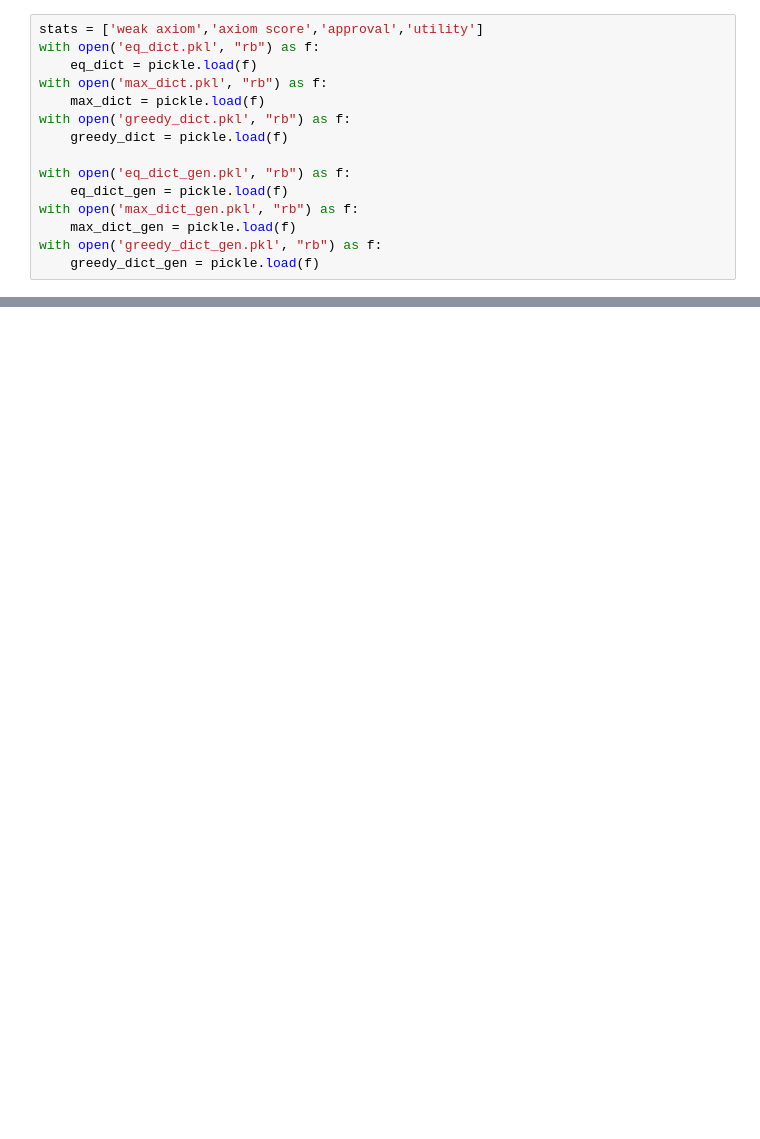
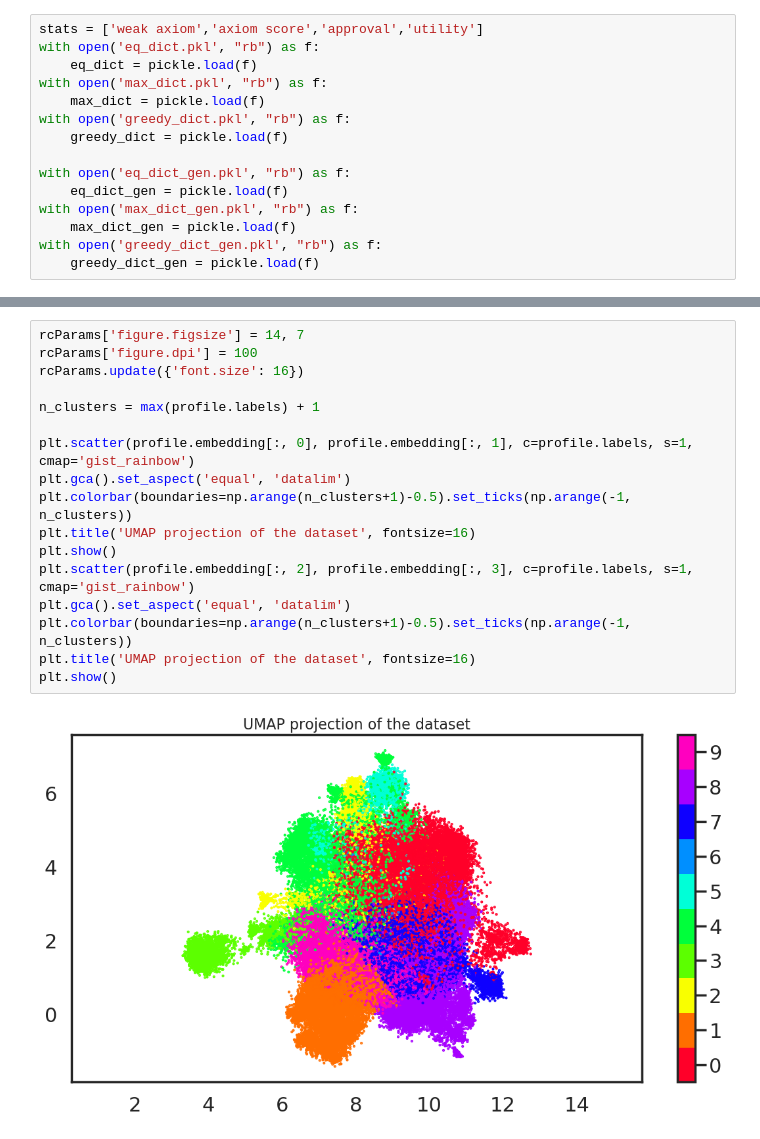
Before and after one commit to jjgsherwood/COMSOC, a Jupyter notebook: Visualize_results.ipynb, the cells around one changed output, grey strips where cells are left out. Cells and saved outputs as stored; diff of their text form; blank space fills up the shorter version.

```diff
--- a/Visualize_results.ipynb
+++ b/Visualize_results.ipynb
@@ -121,0 +212,19 @@ plt.show()
+# %%
+rcParams['figure.figsize'] = 14, 7
+rcParams['figure.dpi'] = 100
+rcParams.update({'font.size': 16})
+
+n_clusters = max(profile.labels) + 1
+
+plt.scatter(profile.embedding[:, 0], profile.embedding[:, 1], c=profile.labels, s=1, cmap='gist_rainbow')
+plt.gca().set_aspect('equal', 'datalim')
+plt.colorbar(boundaries=np.arange(n_clusters+1)-0.5).set_ticks(np.arange(-1, n_clusters))
+plt.title('UMAP projection of the dataset', fontsize=16)
+plt.show()
+plt.scatter(profile.embedding[:, 2], profile.embedding[:, 3], c=profile.labels, s=1, cmap='gist_rainbow')
+plt.gca().set_aspect('equal', 'datalim')
+plt.colorbar(boundaries=np.arange(n_clusters+1)-0.5).set_ticks(np.arange(-1, n_clusters))
+plt.title('UMAP projection of the dataset', fontsize=16)
+plt.show()
+# %% [output]
+[figure, added]
```
Also changed, not shown: parts of 11 cells of this notebook.
